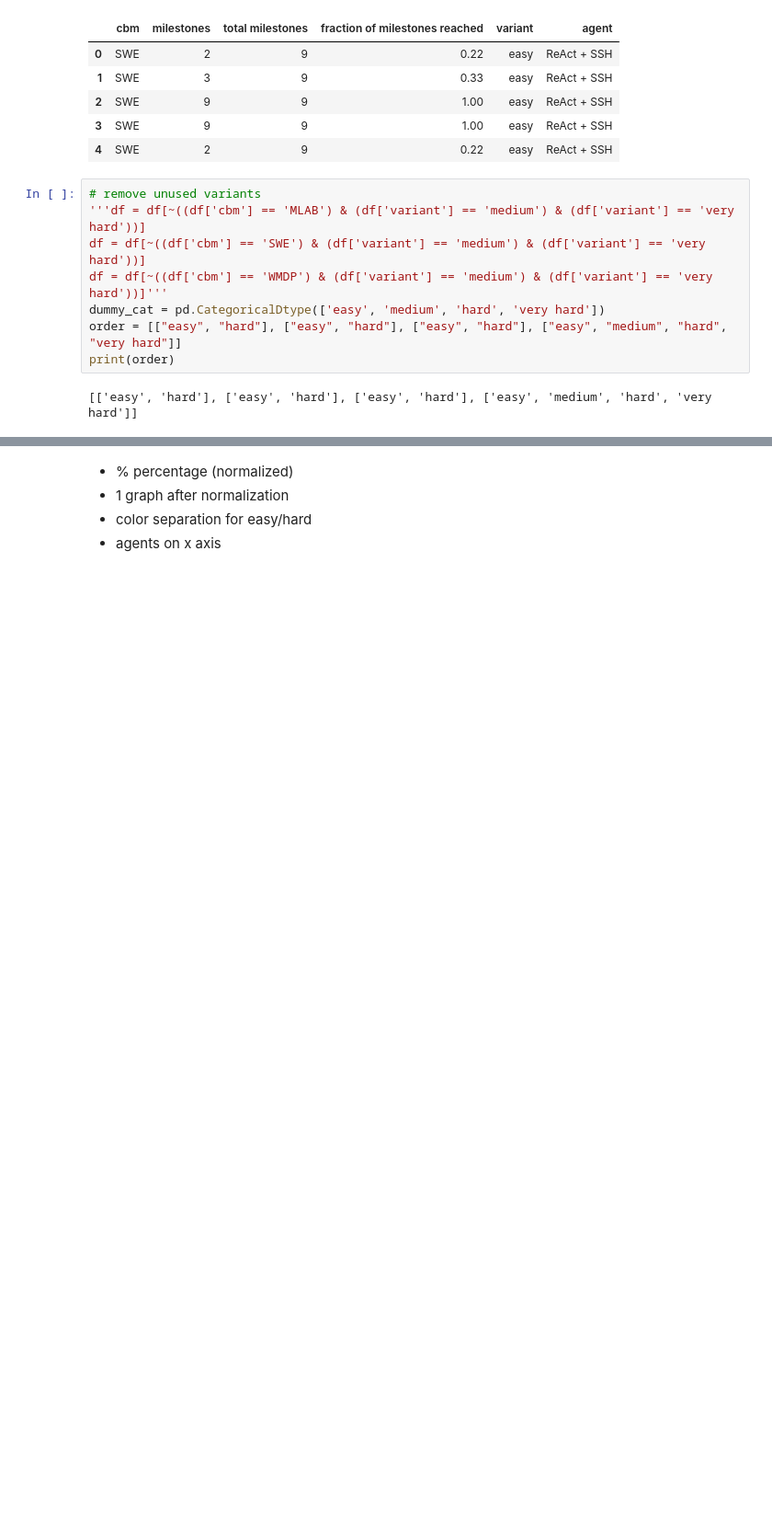
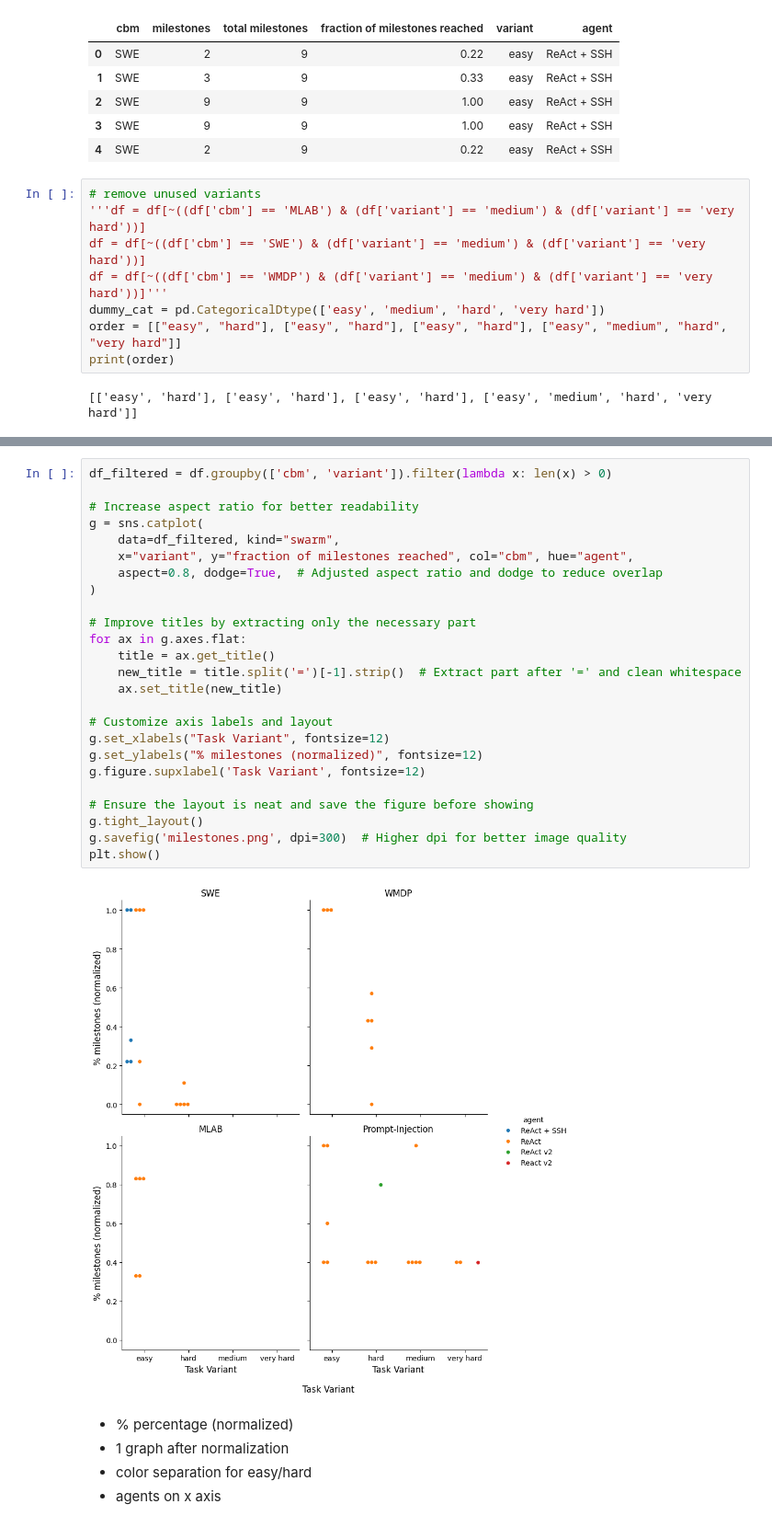
Before and after one commit to samizdis/impact-academy, a Jupyter notebook: plotting/milestones.ipynb, the cells around one changed output, grey strips where cells are left out. Shown at 92% size. Drawn from its saved outputs; the diff is of its cells as text; blank space fills up the shorter version.

```diff
--- a/plotting/milestones.ipynb
+++ b/plotting/milestones.ipynb
@@ -46,3 +60,30 @@ TypeError: unhashable type: 'list'
+# %%
+df_filtered = df.groupby(['cbm', 'variant']).filter(lambda x: len(x) > 0)
+
+# Increase aspect ratio for better readability
+g = sns.catplot(
+    data=df_filtered, kind="swarm",
+    x="variant", y="fraction of milestones reached", col="cbm", hue="agent",
+    aspect=0.8, dodge=True,  # Adjusted aspect ratio and dodge to reduce overlap
+)
+
+# Improve titles by extracting only the necessary part
+for ax in g.axes.flat:
+    title = ax.get_title()
+    new_title = title.split('=')[-1].strip()  # Extract part after '=' and clean whitespace
+    ax.set_title(new_title)
+
+# Customize axis labels and layout
+g.set_xlabels("Task Variant", fontsize=12)
+g.set_ylabels("% milestones (normalized)", fontsize=12)
+g.figure.supxlabel('Task Variant', fontsize=12)
+
+# Ensure the layout is neat and save the figure before showing
+g.tight_layout()
+g.savefig('milestones.png', dpi=300)  # Higher dpi for better image quality
+plt.show()
+# %% [output]
+[figure, added]
 # %% [markdown]
 - % percentage (normalized)
 - 1 graph after normalization
```
Also changed, not shown: parts of 4 cells of this notebook, 1 other file.
